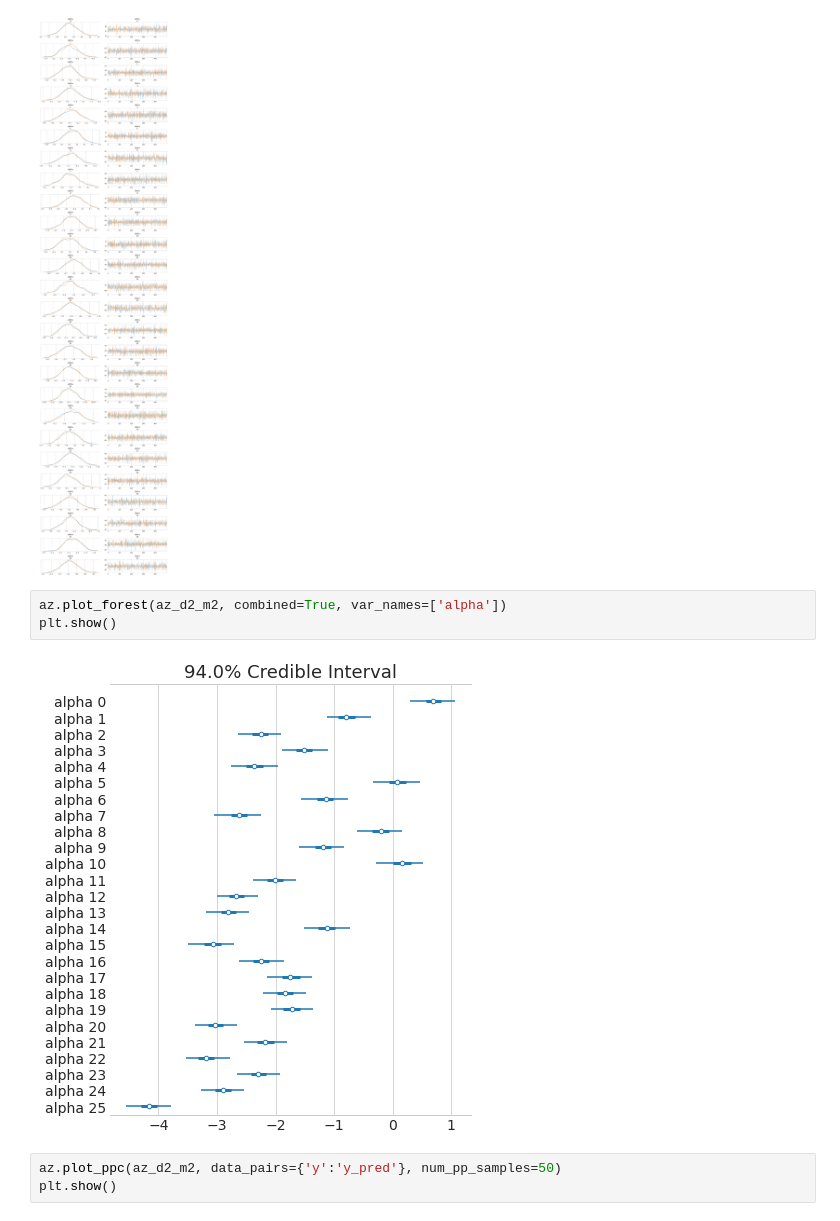
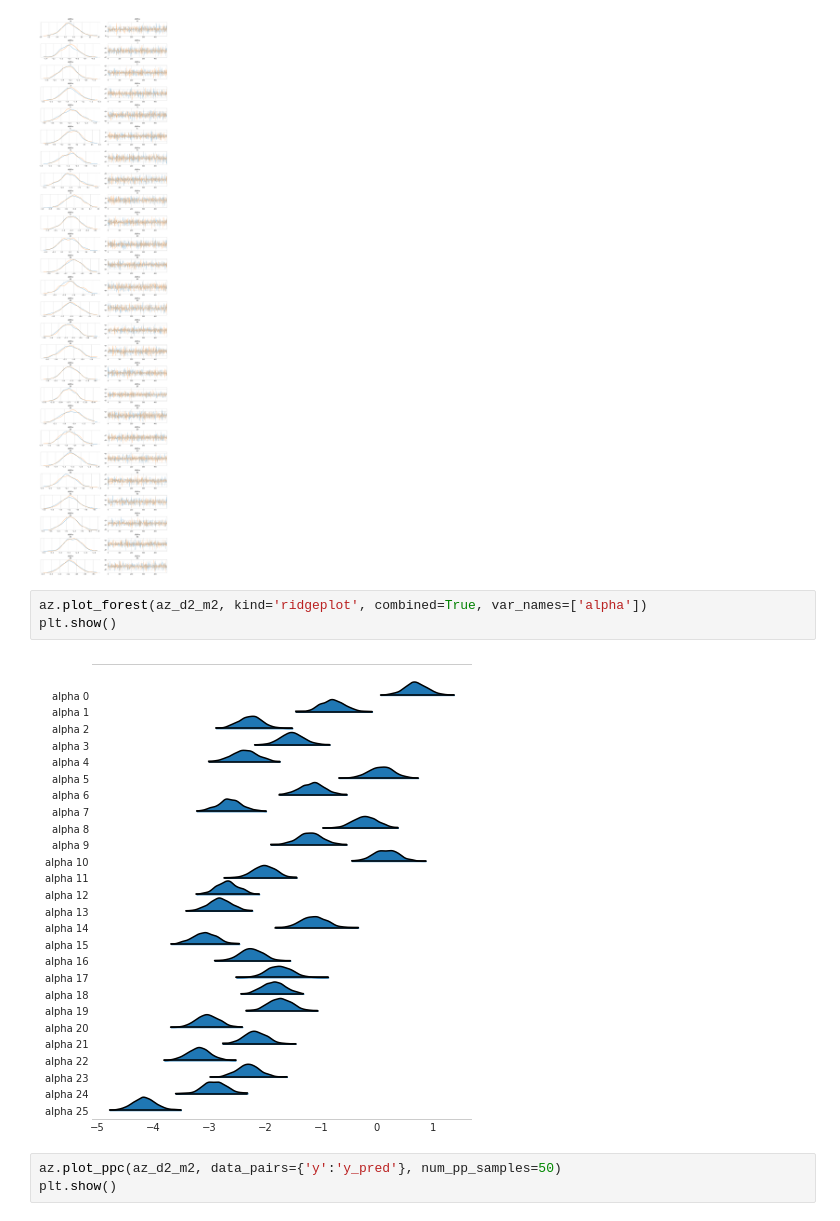
Before and after one commit to jhrcook/demeter2-stan, a Jupyter notebook: notebooks/005_demeter2-in-stan.ipynb, the cells around one changed output. Saved outputs shown, nothing was run; the diff lists cells and outputs as text.

```diff
--- a/notebooks/005_demeter2-in-stan.ipynb
+++ b/notebooks/005_demeter2-in-stan.ipynb
@@ -390,10 +391,10 @@ plt.show()
 # %% [output]
 [figure]
 # %%
-az.plot_forest(az_d2_m2, combined=True, var_names=['alpha'])
+az.plot_forest(az_d2_m2, kind='ridgeplot', combined=True, var_names=['alpha'])
 plt.show()
 # %% [output]
-[figure, old version]
+[figure, new version]
 # %%
 az.plot_ppc(az_d2_m2, data_pairs={'y':'y_pred'}, num_pp_samples=50)
 plt.show()
```
Also changed, not shown: parts of 16 cells of this notebook, 6 other files.
